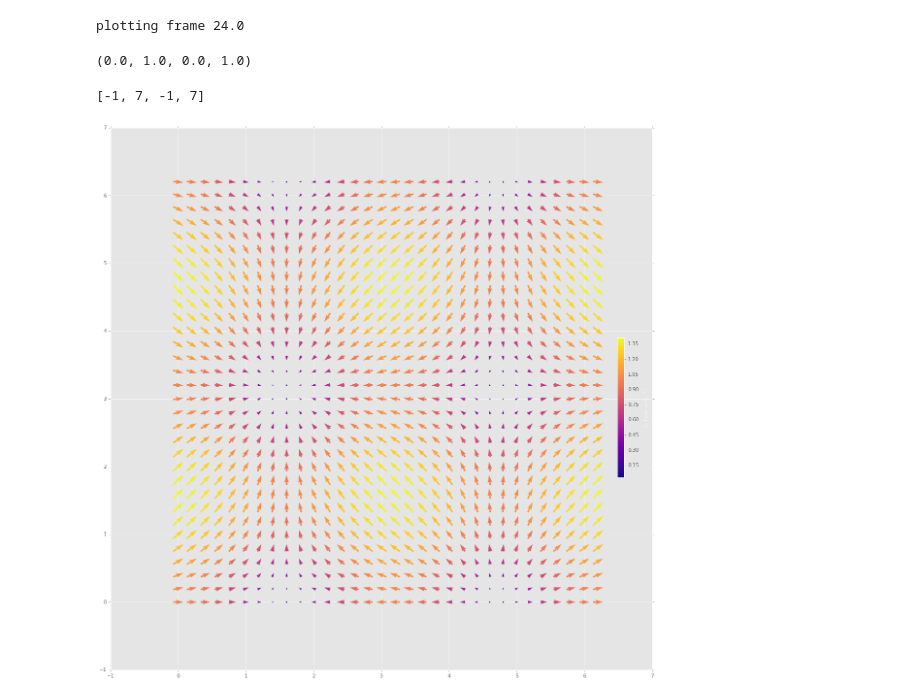
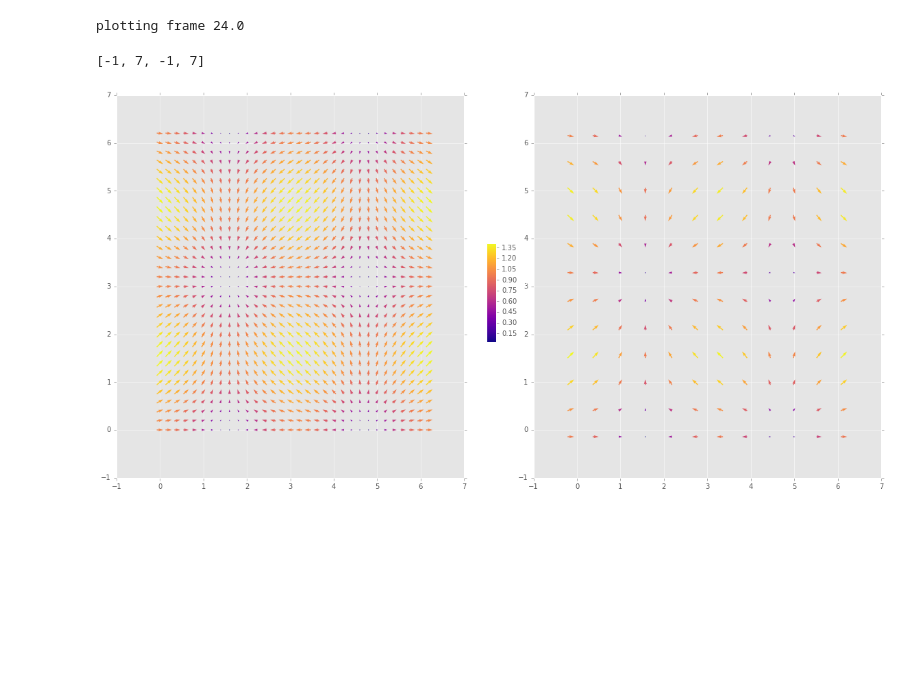
Before and after one commit to amichaut/track_analysis, a Jupyter notebook: analyze_traj.ipynb, the cells around one changed output. Saved outputs shown, nothing was run; the diff lists cells and outputs as text; code cells hidden in the pictures; blank space fills up the shorter version.

Commit message:
added plot traj with zlab + plot vfield with average

```diff
--- a/analyze_traj.ipynb
+++ b/analyze_traj.ipynb
@@ -221,13 +5,15 @@ data_dir='/home/amichaut/Desktop/charlene'
 df=run(data_dir,refresh=False)
 df2=filter_by_traj_len(df,min_traj_len=25)
 # %%
+#### PLOT VFIELD
 groups=df2.groupby('frame')
 for frame in df['frame'].unique():
-    plot_frame_vfield(df,groups,frame,data_dir,interpolate=False)
-# plot_frame_vfield(df,groups,2,data_dir,interpolate=False)
+    plot_frame_vfield(df,groups,frame,data_dir,avg_grid=10)
 # %% [output]
 plotting frame 24.0
 # %%
+#### PLOT TRAJ
+
 # tracks=df.groupby('traj')
 # long_tracks=[]
 # for t in df['traj'].unique():
@@ -235,8 +21,9 @@ plotting frame 24.0
 #     if track.shape[0]==25:
 #         long_tracks.append(t)
 # print len(long_tracks)
+z_lim=[df['z_rel'].min(),df['z_rel'].max()]
 groups=df2.groupby('frame')
 for frame in df['frame'].unique():
-    plot_frame_cells(df2,groups,frame,data_dir,plot_traj=True,hide_labels=True)
+    plot_frame_cells(df2,groups,frame,data_dir,z_lim=z_lim,plot_traj=True,hide_labels=True)
 # %% [output]
 plotting frame 24.0
@@ -270,30 +48,52 @@ a=np.vstack([arange(frame_num*part_num),traj,frame,x,y,z,zeros((6,frame_num*part
 df=pd.DataFrame(a,columns=['i','traj','frame','x','y','z','m0','m1','m2','m3','m4','NPscore'])
 savetxt('test_data.txt',a,delimiter='\t')
 # %%
+### TEST QUIVER
+
 X, Y = np.meshgrid(np.arange(0, 2 * np.pi, .2), np.arange(0, 2 * np.pi, .2))
 U = np.cos(X)
 V = np.sin(Y)
-fig=plt.figure(figsize=(20,20))
-ax=gca()
-print ax.axis()
+fig, (ax, ax1) = plt.subplots(ncols=2, figsize=(20, 10))
 M = np.hypot(U, V)
-Q = plt.quiver(X, Y, U, V, M,
+Q = ax.quiver(X, Y, U, V, M,
                units='x',
                pivot='mid',
                width=0.022,
                scale=1 / 0.15,
               cmap='plasma')
 
 xmin, ymin, xmax, ymax=ax.axis()
 
-cbaxes = fig.add_axes([0.85, 0.4, 0.01, 0.2])
+cbaxes = fig.add_axes([0.5, 0.4, 0.01, 0.2])
 cbar = fig.colorbar(Q,cax = cbaxes,label='$v_z\ (\mu m.min^{-1})$')
 cbaxes.yaxis.label.set_color('white')
+ax.axis([-1, 7, -1, 7])
 
-# plt.plot(X, Y, 'k.')
-ax.axis([-1, 7, -1, 7])
-# plt.title("scales with x view; pivot='tip'")
+### average grid
+
+a=hstack([X.reshape(32*32,1),Y.reshape(32*32,1),U.reshape(32*32,1),V.reshape(32*32,1),M.reshape(32*32,1)])
+df=pd.DataFrame(a,columns=['x','y','vx','vy','vz'])
+
+#make subgrid
+res=15
+xmin, xmax, ymin, ymax = [-1, 7, -1, 7]
+xsubgrid=linspace(xmin,xmax,res);ysubgrid=linspace(ymin,ymax,res)
+X=[];Y=[];VX=[];VY=[];VZ=[] #new data
+for i,xg in enumerate(xsubgrid[:-1]):
+    for j,yg in enumerate(ysubgrid[:-1]):
+        xg1=xsubgrid[i+1];yg1=ysubgrid[j+1]
+        ind=((df['x']>=xg) & (df['x']<xg1) & (df['y']>=yg) & (df['y']<yg1))
+        VX.append(df[ind]['vx'].mean());VY.append(df[ind]['vy'].mean());VZ.append(df[ind]['vz'].mean())
+        X.append(xg+(xg1-xg)*0.5);Y.append(yg+(yg1-yg)*0.5) #center of the cell
+
+Q = ax1.quiver(X,Y,VX,VY,VZ,
+               units='x',
+               pivot='mid',
+               width=0.022,
+               scale=1 / 0.15,
+              cmap='plasma')
+
+ax1.axis([-1, 7, -1, 7])
 # %% [output]
-(0.0, 1.0, 0.0, 1.0)
+[-1, 7, -1, 7]
-[-1, 7, -1, 7]
-[figure, old version]
+[figure, new version]
```
Also changed, not shown: parts of 18 cells of this notebook, 1 other file.
